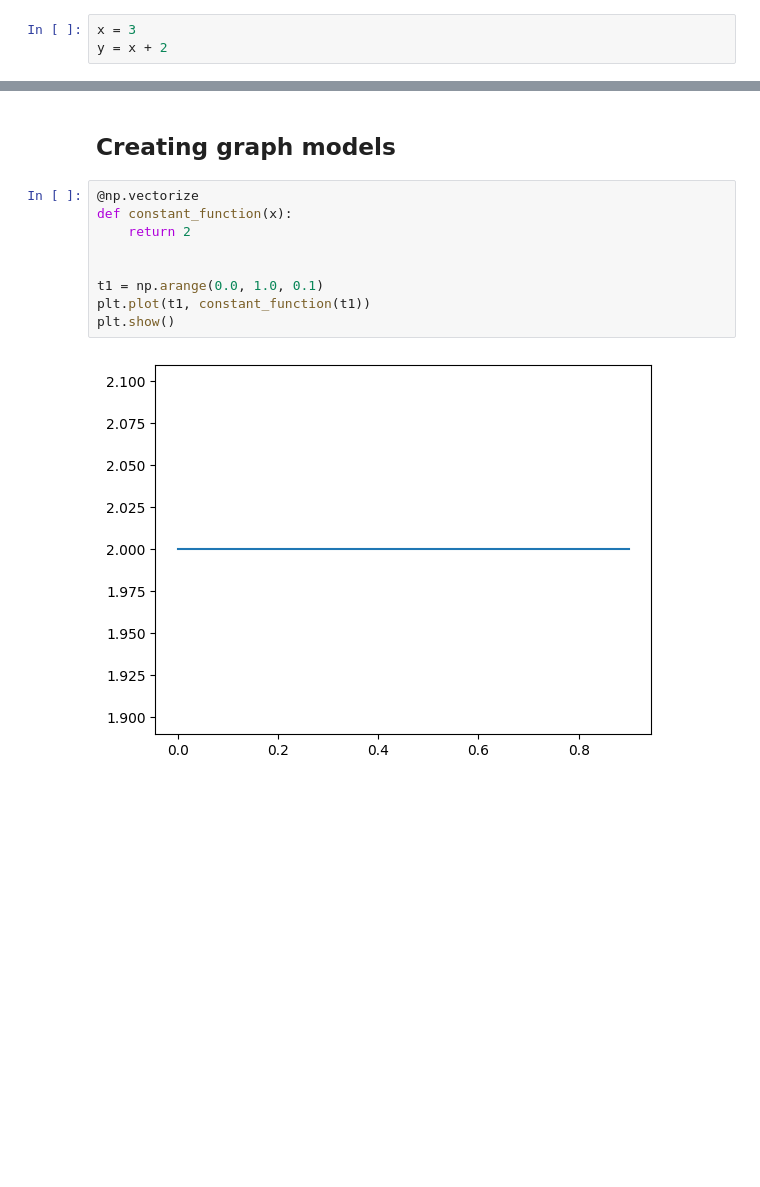
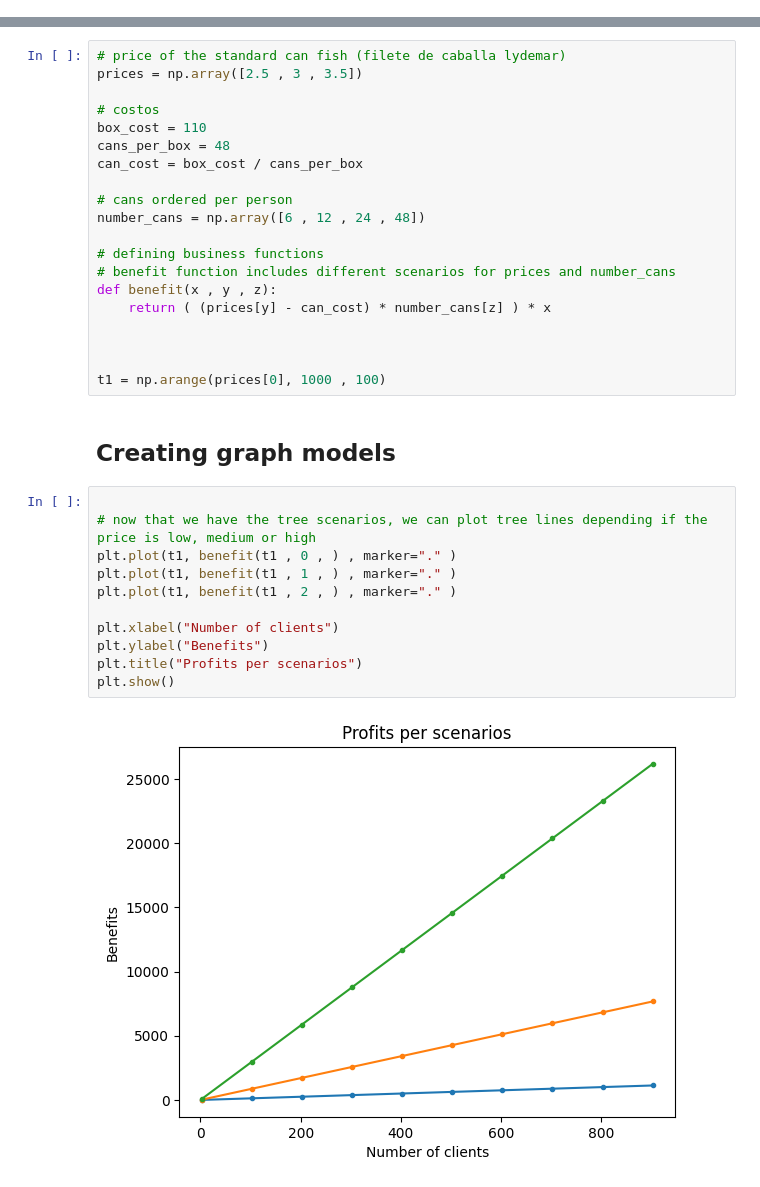
Before and after one commit to chopper210397/Lydemar, a Jupyter notebook: eda_lima_business_case.ipynb, the cells around one changed output, grey strips where cells are left out. Saved outputs shown, nothing was run; the diff lists cells and outputs as text; blank space fills up the shorter version.

Commit message:
scenarios added to the script

```diff
--- a/eda_lima_business_case.ipynb
+++ b/eda_lima_business_case.ipynb
@@ -7,6 +7,3 @@ import numpy as np
 import matplotlib.pyplot as plt
 # %% [markdown]
 ## Defining variables and constants
-# %%
-x = 3
-y = x + 2
@@ -13,13 +12,35 @@ y = x + 2
+# %%
+# price of the standard can fish (filete de caballa lydemar)
+prices = np.array([2.5 , 3 , 3.5])
+
+# costos
+box_cost = 110
+cans_per_box = 48
+can_cost = box_cost / cans_per_box
+
+# cans ordered per person
+number_cans = np.array([6 , 12 , 24 , 48])
+
+# defining business functions
+# benefit function includes different scenarios for prices and number_cans
+def benefit(x , y , z):
+    return ( (prices[y] - can_cost) * number_cans[z] ) * x
+
+
+
+t1 = np.arange(prices[0], 1000 , 100)
 # %% [markdown]
 ## Creating graph models
-# %%
-@np.vectorize
-def constant_function(x):
-    return 2
-
-
-t1 = np.arange(0.0, 1.0, 0.1)
-plt.plot(t1, constant_function(t1))
-plt.show()
-# %% [output]
-[figure, removed]
+# %%
+
+# now that we have the tree scenarios, we can plot tree lines depending if the price is low, medium or high
+plt.plot(t1, benefit(t1 , 0 , ) , marker="." )
+plt.plot(t1, benefit(t1 , 1 , ) , marker="." )
+plt.plot(t1, benefit(t1 , 2 , ) , marker="." )
+
+plt.xlabel("Number of clients")
+plt.ylabel("Benefits")
+plt.title("Profits per scenarios")
+plt.show()
+# %% [output]
+[figure, added]
```
Also changed, not shown: parts of 1 cell of this notebook.
